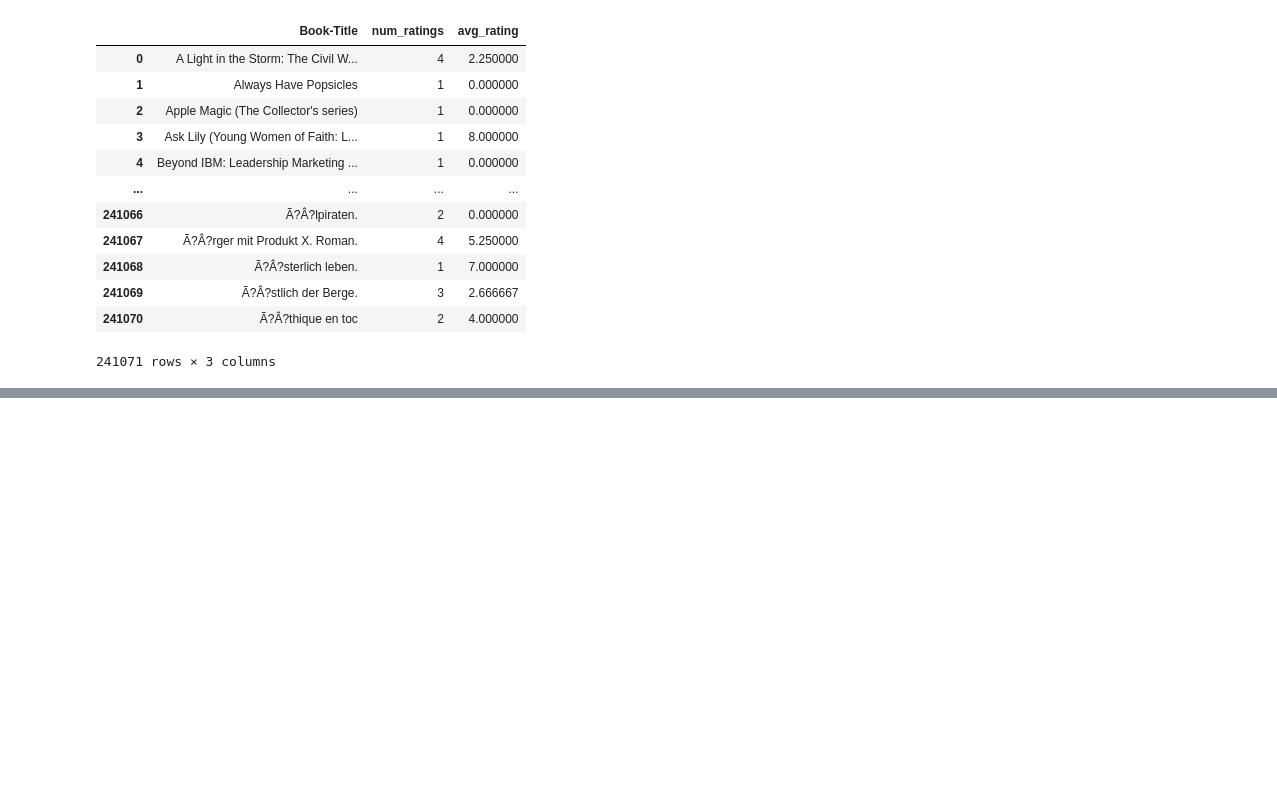
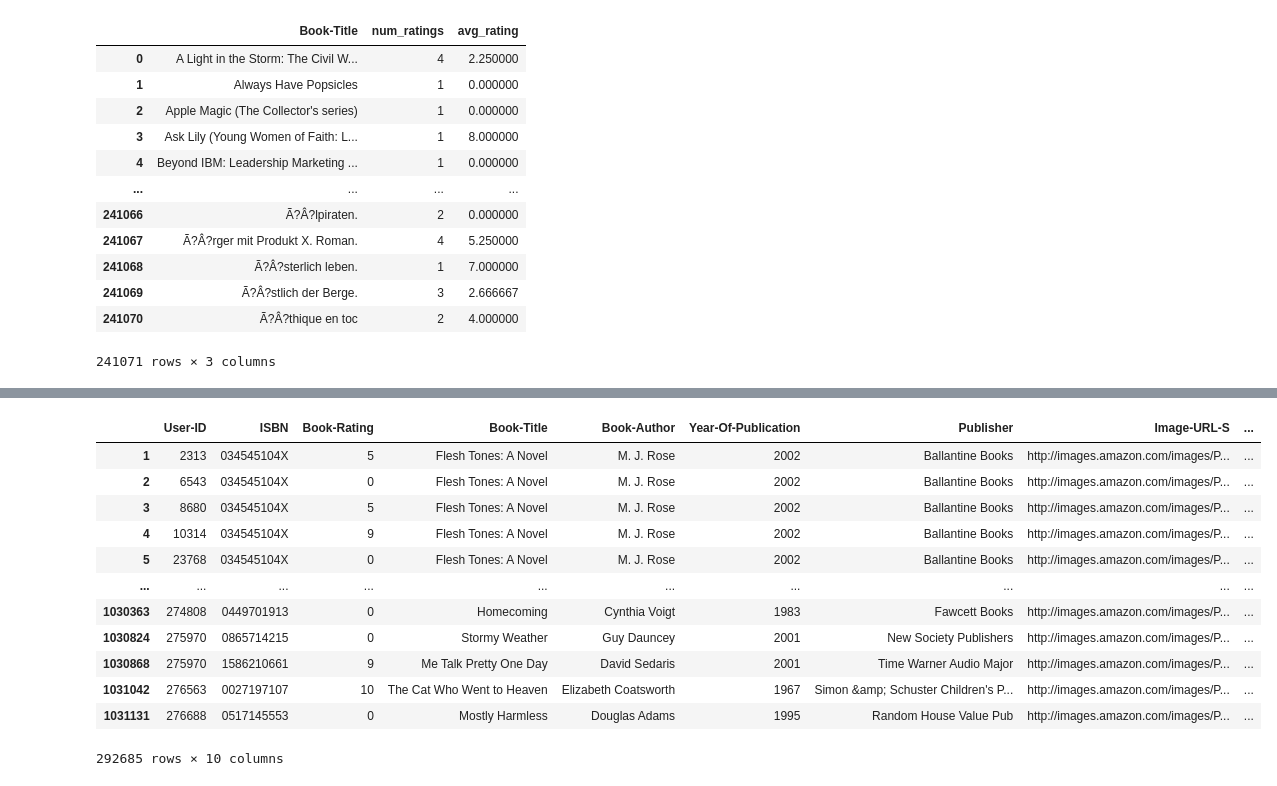
Before and after one commit to arunnats/BookMate, a Jupyter notebook: Recommendation-model/recommenderSystem.ipynb, the cells around one changed output, grey strips where cells are left out. Saved outputs shown, nothing was run; the diff lists cells and outputs as text; code cells hidden in the pictures; blank space fills up the shorter version.

```diff
--- a/Recommendation-model/recommenderSystem.ipynb
+++ b/Recommendation-model/recommenderSystem.ipynb
@@ -135,2 +159,18 @@ top_books = y[y].index
 # %%
 final_ratings = filtered_rating[filtered_rating['Book-Title'].isin(top_books)]
+# %%
+final_ratings
+# %% [output]
+|  | User-ID | ISBN | Book-Rating | Book-Title | Book-Author | Year-Of-Publication | Publisher | Image-URL-S | ... |
+| 1 | 2313 | 034545104X | 5 | Flesh Tones: A Novel | M. J. Rose | 2002 | Ballantine Books | http://images.amazon.com/images/P... | ... |
+| 2 | 6543 | 034545104X | 0 | Flesh Tones: A Novel | M. J. Rose | 2002 | Ballantine Books | http://images.amazon.com/images/P... | ... |
+| 3 | 8680 | 034545104X | 5 | Flesh Tones: A Novel | M. J. Rose | 2002 | Ballantine Books | http://images.amazon.com/images/P... | ... |
+| 4 | 10314 | 034545104X | 9 | Flesh Tones: A Novel | M. J. Rose | 2002 | Ballantine Books | http://images.amazon.com/images/P... | ... |
+| 5 | 23768 | 034545104X | 0 | Flesh Tones: A Novel | M. J. Rose | 2002 | Ballantine Books | http://images.amazon.com/images/P... | ... |
+| ... | ... | ... | ... | ... | ... | ... | ... | ... | ... |
+| 1030363 | 274808 | 0449701913 | 0 | Homecoming | Cynthia Voigt | 1983 | Fawcett Books | http://images.amazon.com/images/P... | ... |
+| 1030824 | 275970 | 0865714215 | 0 | Stormy Weather | Guy Dauncey | 2001 | New Society Publishers | http://images.amazon.com/images/P... | ... |
+| 1030868 | 275970 | 1586210661 | 9 | Me Talk Pretty One Day | David Sedaris | 2001 | Time Warner Audio Major | http://images.amazon.com/images/P... | ... |
+| 1031042 | 276563 | 0027197107 | 10 | The Cat Who Went to Heaven | Elizabeth Coatsworth | 1967 | Simon &amp; Schuster Children's P... | http://images.amazon.com/images/P... | ... |
+| 1031131 | 276688 | 0517145553 | 0 | Mostly Harmless | Douglas Adams | 1995 | Random House Value Pub | http://images.amazon.com/images/P... | ... |
+292685 rows × 10 columns
```
Also changed, not shown: parts of 15 cells of this notebook, 5 other files.
